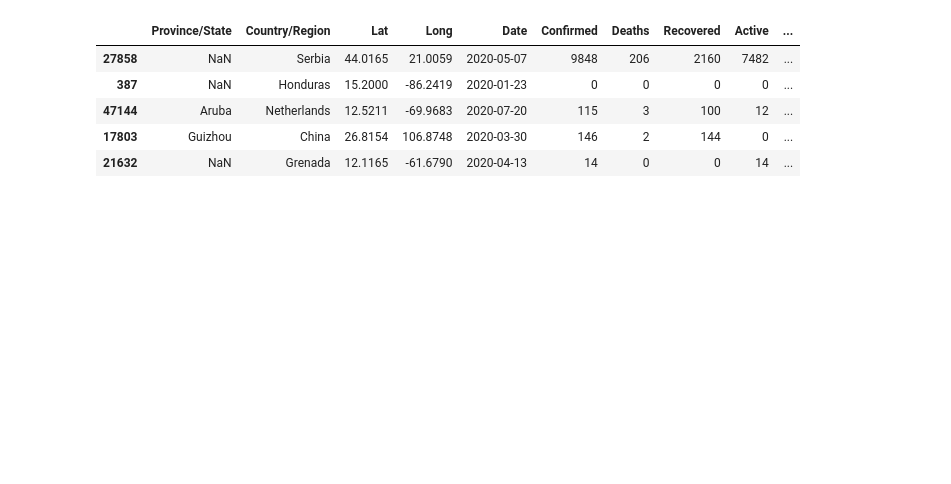
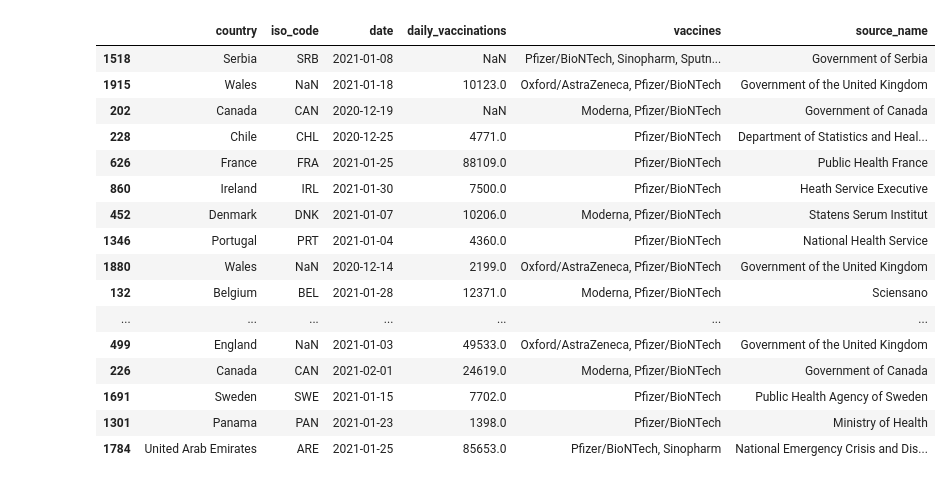
Before and after one commit to Irene-zou/ETF_Project, a Jupyter notebook: ETF/clean.ipynb, the cells around one changed output. Cells and saved outputs as stored; diff of their text form; code cells hidden in the pictures; blank space fills up the shorter version.

Commit message:
organized dataframes

```diff
--- a/ETF/clean.ipynb
+++ b/ETF/clean.ipynb
@@ -30,11 +3,0 @@ airport_traffic_df.sample(5)
-# %%
-csv_file = "../Resources/covid_19_clean_complete.csv"
-covid_case_df = pd.read_csv(csv_file)
-covid_case_df.sample(5)
-# %% [output]
-|  | Province/State | Country/Region | Lat | Long | Date | Confirmed | Deaths | Recovered | Active | ... |
-| 27858 | NaN | Serbia | 44.0165 | 21.0059 | 2020-05-07 | 9848 | 206 | 2160 | 7482 | ... |
-| 387 | NaN | Honduras | 15.2000 | -86.2419 | 2020-01-23 | 0 | 0 | 0 | 0 | ... |
-| 47144 | Aruba | Netherlands | 12.5211 | -69.9683 | 2020-07-20 | 115 | 3 | 100 | 12 | ... |
-| 17803 | Guizhou | China | 26.8154 | 106.8748 | 2020-03-30 | 146 | 2 | 144 | 0 | ... |
-| 21632 | NaN | Grenada | 12.1165 | -61.6790 | 2020-04-13 | 14 | 0 | 0 | 14 | ... |
@@ -44,0 +4,33 @@ covid_case_df.sample(5)
+# %%
+# clean df with relevant columns - country,iso_code, date, daily_vaccinations, vaccines,source_name
+
+
+csv_file = "../Resources/country_vaccinations.csv"
+world_vac_df = pd.read_csv(csv_file)
+
+world_vac_df = world_vac_df[["country", "iso_code", "date", "daily_vaccinations",
+                       "vaccines", "source_name"]]
+world_vac_df.sample(50)
+
+#group by countires
+#count vaccines provider, source_name
+#changes in daily vaccines
+#country sum each month
+# %% [output]
+|  | country | iso_code | date | daily_vaccinations | vaccines | source_name |
+| 1518 | Serbia | SRB | 2021-01-08 | NaN | Pfizer/BioNTech, Sinopharm, Sputn... | Government of Serbia |
+| 1915 | Wales | NaN | 2021-01-18 | 10123.0 | Oxford/AstraZeneca, Pfizer/BioNTech | Government of the United Kingdom |
+| 202 | Canada | CAN | 2020-12-19 | NaN | Moderna, Pfizer/BioNTech | Government of Canada |
+| 228 | Chile | CHL | 2020-12-25 | 4771.0 | Pfizer/BioNTech | Department of Statistics and Heal... |
+| 626 | France | FRA | 2021-01-25 | 88109.0 | Pfizer/BioNTech | Public Health France |
+| 860 | Ireland | IRL | 2021-01-30 | 7500.0 | Pfizer/BioNTech | Heath Service Executive |
+| 452 | Denmark | DNK | 2021-01-07 | 10206.0 | Moderna, Pfizer/BioNTech | Statens Serum Institut |
+| 1346 | Portugal | PRT | 2021-01-04 | 4360.0 | Pfizer/BioNTech | National Health Service |
+| 1880 | Wales | NaN | 2020-12-14 | 2199.0 | Oxford/AstraZeneca, Pfizer/BioNTech | Government of the United Kingdom |
+| 132 | Belgium | BEL | 2021-01-28 | 12371.0 | Moderna, Pfizer/BioNTech | Sciensano |
+| ... | ... | ... | ... | ... | ... | ... |
+| 499 | England | NaN | 2021-01-03 | 49533.0 | Oxford/AstraZeneca, Pfizer/BioNTech | Government of the United Kingdom |
+| 226 | Canada | CAN | 2021-02-01 | 24619.0 | Moderna, Pfizer/BioNTech | Government of Canada |
+| 1691 | Sweden | SWE | 2021-01-15 | 7702.0 | Pfizer/BioNTech | Public Health Agency of Sweden |
+| 1301 | Panama | PAN | 2021-01-23 | 1398.0 | Pfizer/BioNTech | Ministry of Health |
+| 1784 | United Arab Emirates | ARE | 2021-01-25 | 85653.0 | Pfizer/BioNTech, Sinopharm | National Emergency Crisis and Dis... |
```
Also changed, not shown: parts of 8 cells of this notebook.
